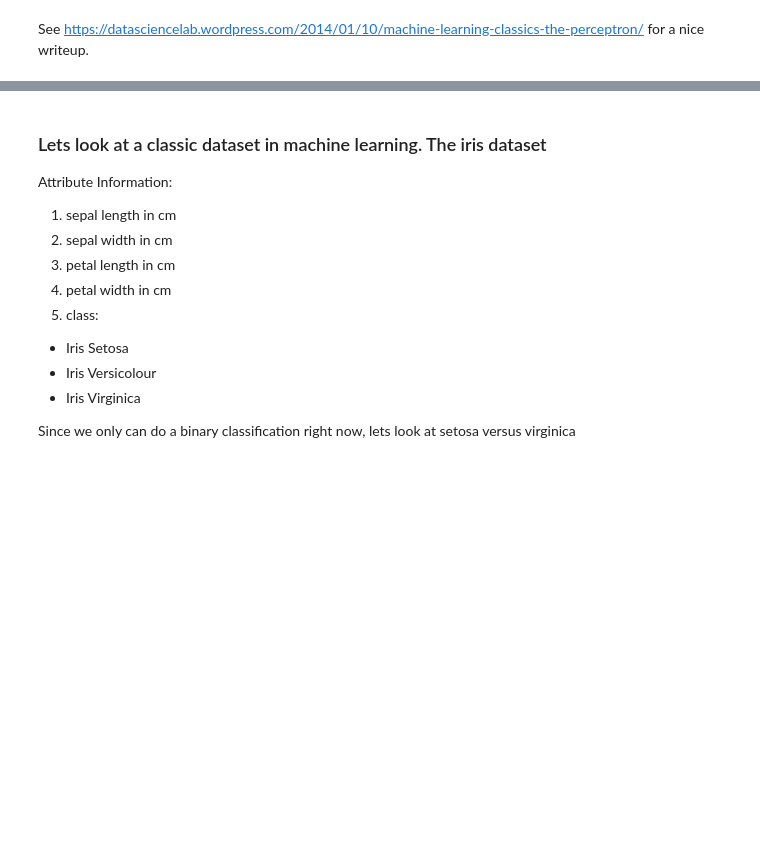
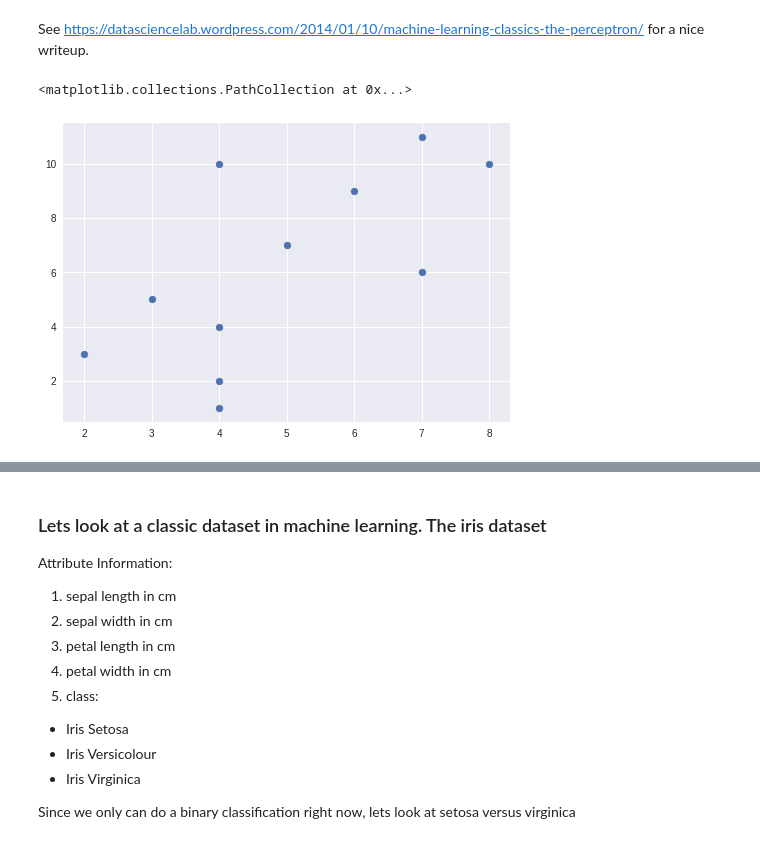
Before and after one commit to bnmnetp/DS420, a Jupyter notebook: Notebooks/Perceptron.ipynb, the cells around one changed output, grey strips where cells are left out. Saved outputs shown, nothing was run; the diff lists cells and outputs as text; code cells hidden in the pictures; blank space fills up the shorter version.

```diff
--- a/Notebooks/Perceptron.ipynb
+++ b/Notebooks/Perceptron.ipynb
@@ -46,3 +46,25 @@ import matplotlib.pyplot as plt
 ts = [np.array([1,.2,.1]),np.array([1,.4,.6]),np.array([1,.5,.2]),np.array([1,.7,.9])]
 cls = [1,1,1,-1]
 w = np.array([1,1,1])
+# %%
+#Some sample data
+pts = [(1, 4, 1),
+ (1, 4, 10),
+ (1, 3, 5),
+ (1, 4, 4),
+ (1, 8, 10),
+ (1, 6, 9),
+ (1, 7, 11),
+ (1, 5, 7),
+ (1, 4, 2),
+ (1, 2, 3),
+ (1, 7, 6)
+      ]
+
+
+y = [-1, 1, -1, -1, 1, 1, 1, 1, -1, -1, 1]
+# %%
+plt.scatter([x[1] for x in pts], [x[2] for x in pts])
+# %% [output]
+<matplotlib.collections.PathCollection at 0x...>
+[figure, added]
```
Also changed, not shown: parts of 20 cells of this notebook.
